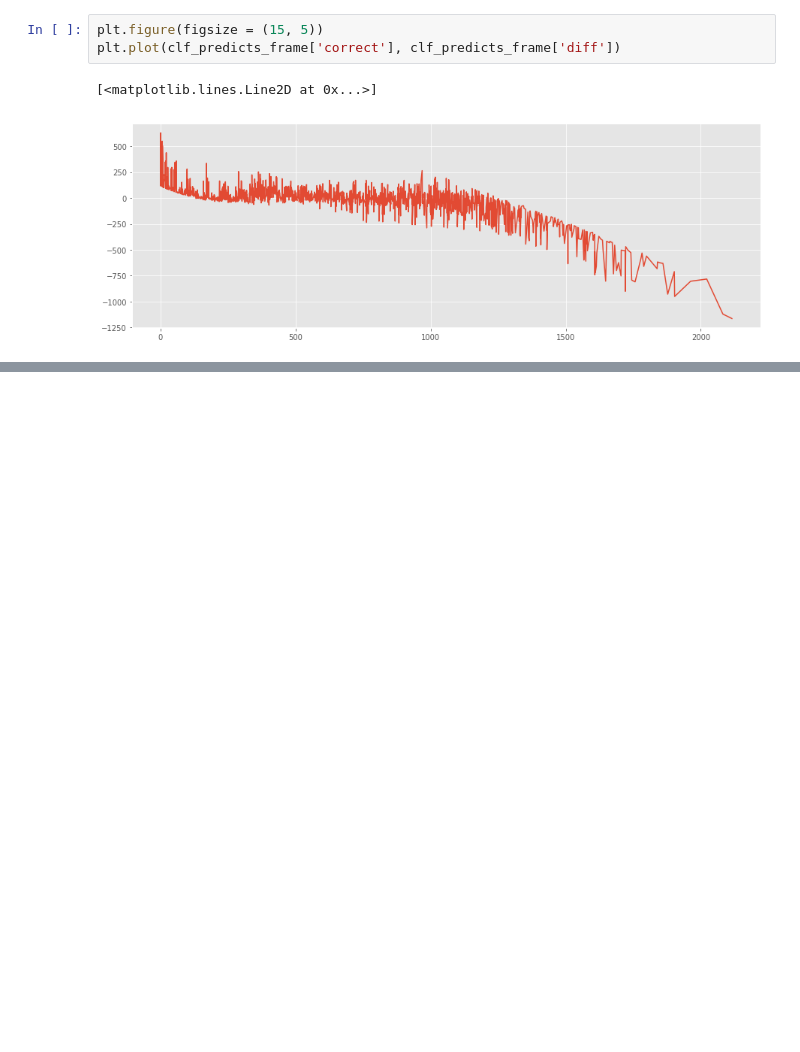
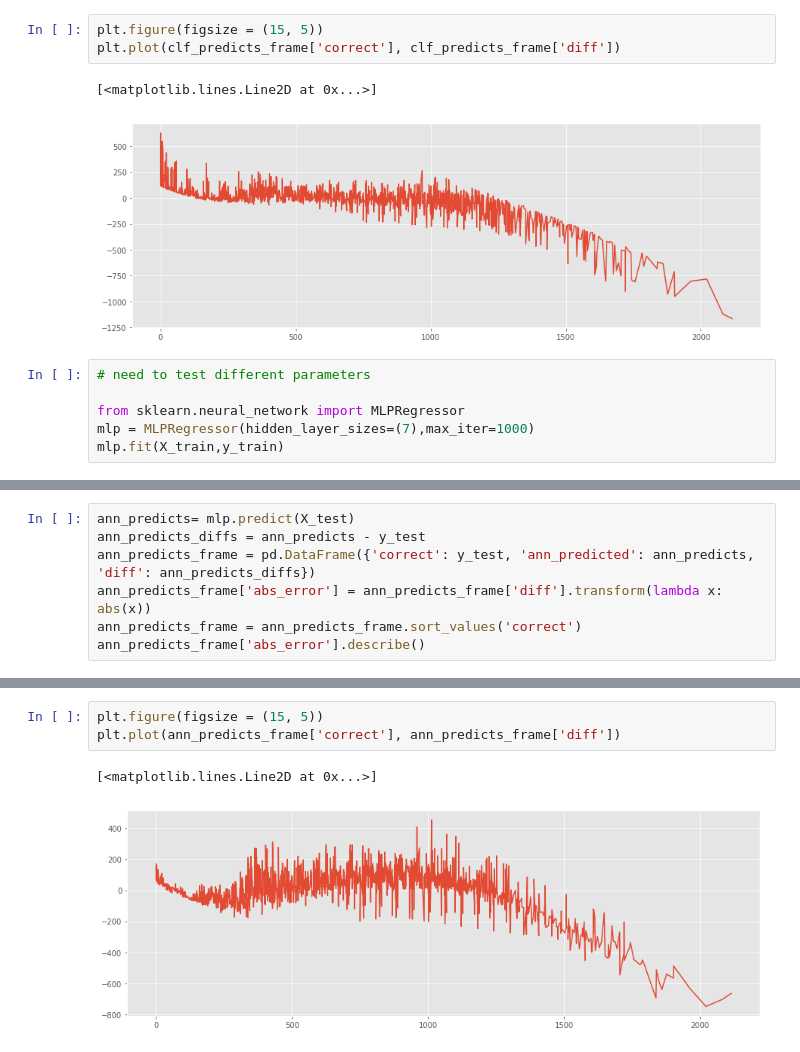
Before and after one commit to jank324/ais-predictor, a Jupyter notebook: data/learning ROT-HAM.ipynb, the cells around one changed output, grey strips where cells are left out. Cells and saved outputs as stored; diff of their text form; blank space fills up the shorter version.

Commit message:
neural network wieder hinzugefügt

```diff
--- a/data/learning ROT-HAM.ipynb
+++ b/data/learning ROT-HAM.ipynb
@@ -112,3 +156,9 @@ plt.plot(clf_predicts_frame['correct'], clf_predicts_frame['diff'])
 # %% [output]
 [<matplotlib.lines.Line2D at 0x...>]
 [figure]
+# %%
+# need to test different parameters
+
+from sklearn.neural_network import MLPRegressor
+mlp = MLPRegressor(hidden_layer_sizes=(7),max_iter=1000)
+mlp.fit(X_train,y_train)
@@ -114,0 +173,7 @@ plt.plot(clf_predicts_frame['correct'], clf_predicts_frame['diff'])
+# %%
+ann_predicts= mlp.predict(X_test)
+ann_predicts_diffs = ann_predicts - y_test
+ann_predicts_frame = pd.DataFrame({'correct': y_test, 'ann_predicted': ann_predicts, 'diff': ann_predicts_diffs})
+ann_predicts_frame['abs_error'] = ann_predicts_frame['diff'].transform(lambda x: abs(x))
+ann_predicts_frame = ann_predicts_frame.sort_values('correct')
+ann_predicts_frame['abs_error'].describe()
@@ -114,0 +190,6 @@ plt.plot(clf_predicts_frame['correct'], clf_predicts_frame['diff'])
+# %%
+plt.figure(figsize = (15, 5))
+plt.plot(ann_predicts_frame['correct'], ann_predicts_frame['diff'])
+# %% [output]
+[<matplotlib.lines.Line2D at 0x...>]
+[figure, added]
```
Also changed, not shown: parts of 7 cells of this notebook.
